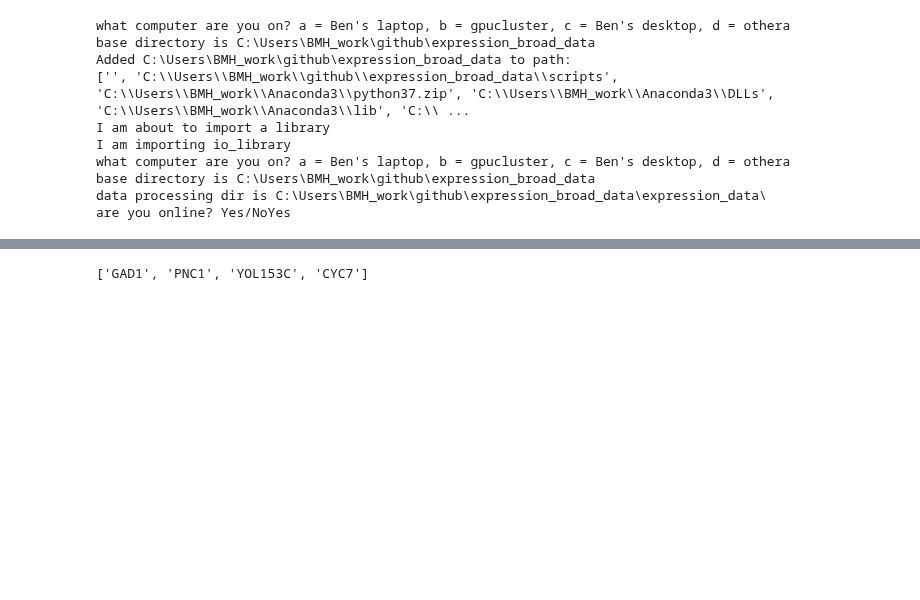
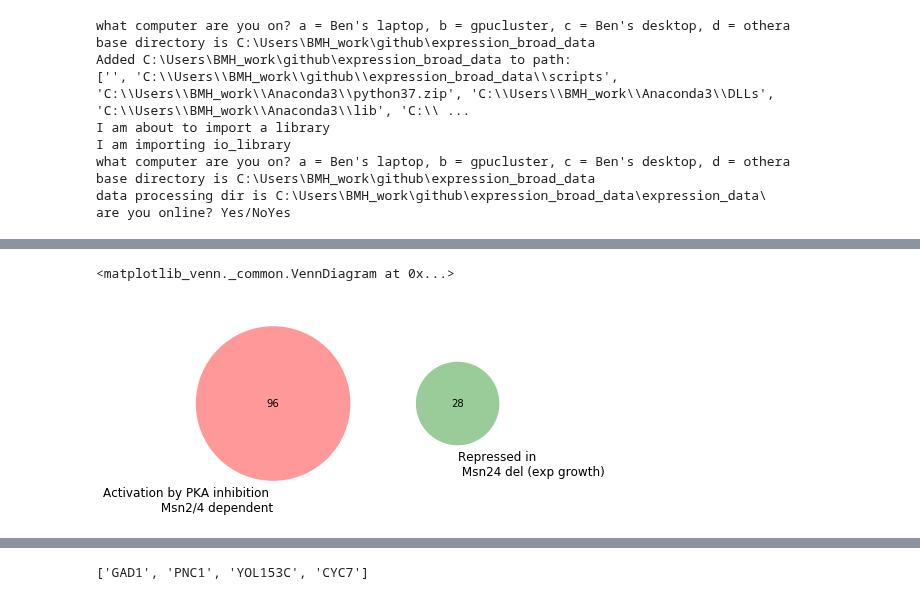
Before and after one commit to heineike02/yeast_esr_expression_analysis, a Jupyter notebook: scripts/20181101_klscpka_r1g1_m24_KL_analysis.ipynb, the cells around one changed output, grey strips where cells are left out. Drawn from its saved outputs; the diff is of its cells as text; code cells hidden in the pictures; blank space fills up the shorter version.

```diff
--- a/scripts/20181101_klscpka_r1g1_m24_KL_analysis.ipynb
+++ b/scripts/20181101_klscpka_r1g1_m24_KL_analysis.ipynb
@@ -400,0 +351,5 @@ venn3([set(r1g1_rep_genes.index), set(m24_nmpp1_act_genes.index), set(m24_act_ge
+# %%
+venn2([ set(m24_nmpp1_act_genes.index), set(m24_act_genes.index)], set_labels = [ 'Activation by PKA inhibition \n Msn2/4 dependent', 'Repressed in \n Msn24 del (exp growth)'])
+# %% [output]
+<matplotlib_venn._common.VennDiagram at 0x...>
+[figure, added]
```
Also changed, not shown: parts of 15 cells of this notebook, 3 other files.
